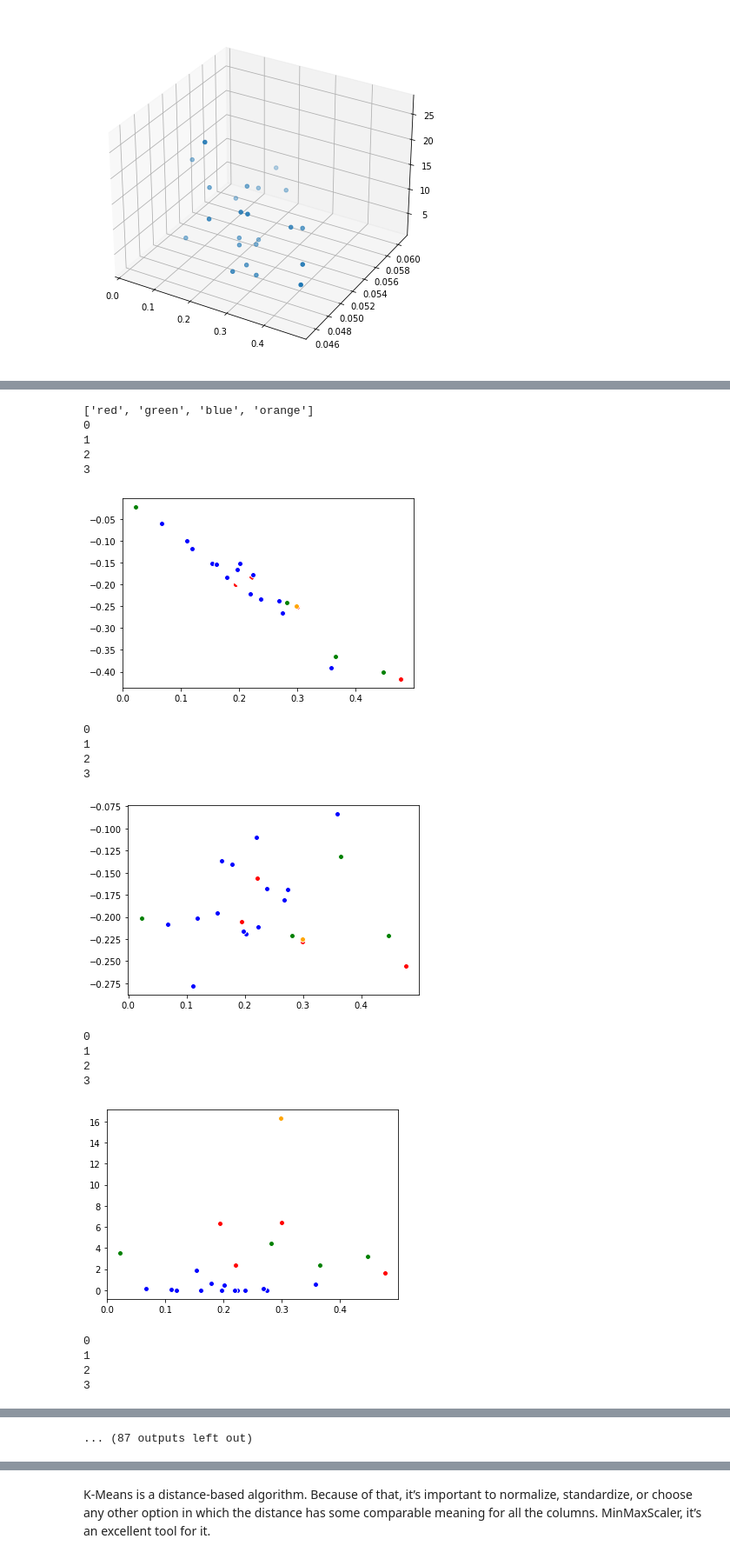
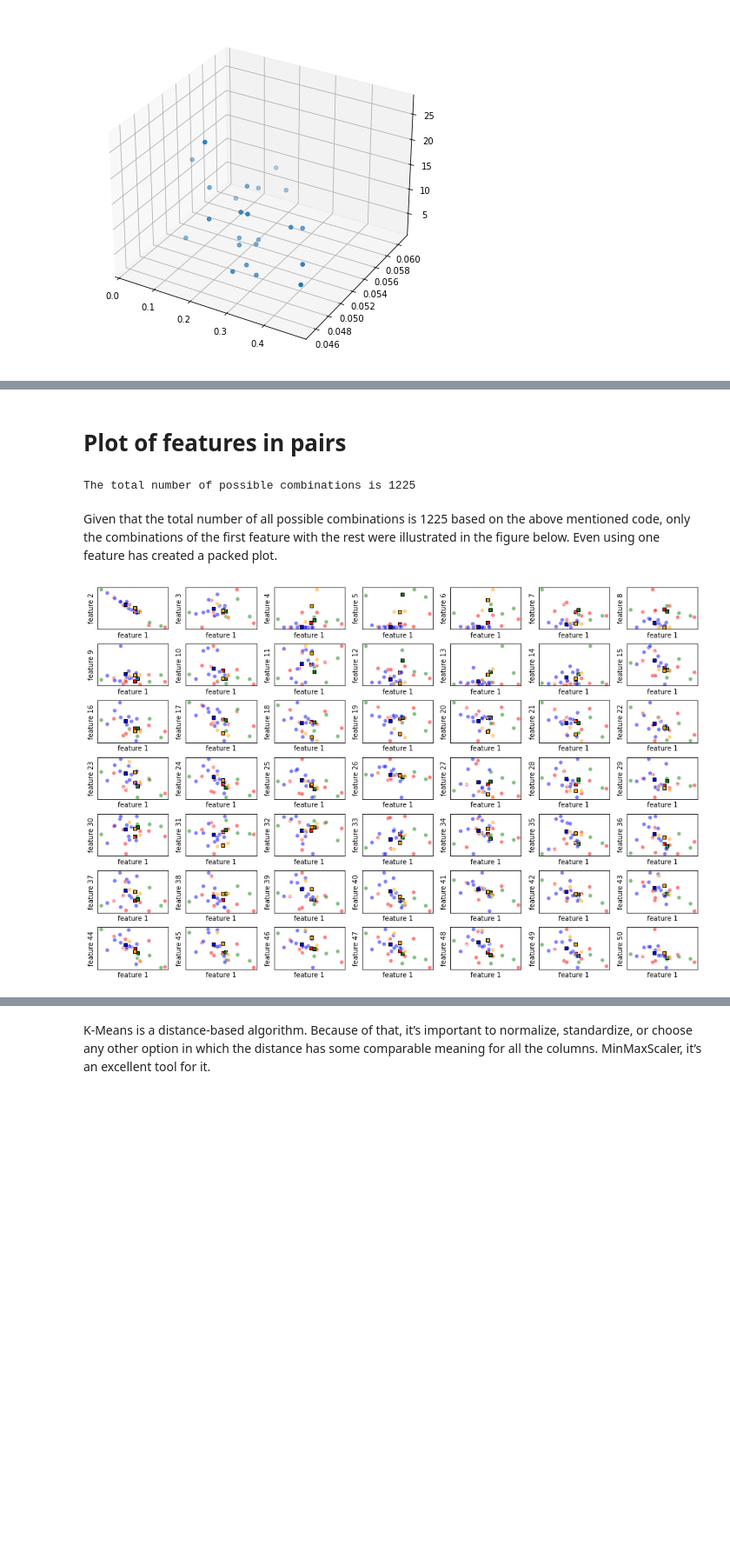
Before and after one commit to iliasmachairas/k-means_clustering__catchments__Netherlands, a Jupyter notebook: Running k-means.ipynb, the cells around one changed output, grey strips where cells are left out. Shown at 87% size. Cells and saved outputs as stored; diff of their text form; code cells hidden in the pictures; blank space fills up the shorter version.

Commit message:
Phase b - plot of features

```diff
--- a/Running k-means.ipynb
+++ b/Running k-means.ipynb
@@ -181,61 +71,34 @@ k_means_cluster_centers[3,4]
+# %% [markdown]
+# Plot of features in pairs
+# %%
+count =0
+import itertools
+for subset in itertools.combinations(merge_all.columns, 2): count+=1
+print('The total number of possible combinations is {0}'.format(count))
+# %% [output]
+The total number of possible combinations is 1225
+# %% [markdown]
+Given that the total number of all possible combinations is 1225 based on the above mentioned code, only the combinations of the first feature with the rest were illustrated in the figure below. Even using one feature has created a packed plot.
 # %%
-fig = plt.figure(figsize=(6, 4))
 colors = ['red', 'green', 'blue', 'orange']
-
-print(colors)
-
-
+fig, axs = plt.subplots(8,7,figsize=(16,12))
+axs = axs.ravel()
+fig.subplots_adjust(hspace = .35, wspace=.25)
 
 for j in range(1,50):
     for k in range(len(set(k_means_labels))):
-        print(k)
         my_members = (k_means_labels == k)
-#         print(my_members)
         cluster_center = [k_means_cluster_centers[k, 0], k_means_cluster_centers[k, j]]
-#         print('the cluster center is',cluster_center)
-#         print(merge_all[my_members].iloc[:,1])
+        axs[j-1].plot(merge_all.iloc[my_members, 0], merge_all.iloc[my_members, j], 'w',
+                    markerfacecolor=colors[k], marker='o', alpha = 0.5)
+        axs[j-1].set_xlabel('feature 1')
+        axs[j-1].set_ylabel('feature '+str(j+1))
+        axs[j-1].set_xticks(())
+        axs[j-1].set_yticks(())
+        axs[j-1].plot(k_means_cluster_centers[k, 0], k_means_cluster_centers[k, j], 's',
+                    markerfacecolor=colors[k],  markeredgecolor='k', markersize=5)
 
-        plt.plot(merge_all.iloc[my_members, 0], merge_all.iloc[my_members, j], 'w', markerfacecolor=colors[k], marker='o')
-#         ax.plot(cluster_center[0], cluster_center[k], 's', markerfacecolor=colors[k],  markeredgecolor='k', markersize=10)
-    plt.show()
-
-#         ax = fig.add_subplot(1, 1, 1)
-#         ax.set_title('KMeans')
-#         ax.set_xlabel('feature 1')
-#         ax.set_ylabel('feature 2')
-#         ax.set_xticks(())
-#         ax.set_yticks(())
-#     ax.legend()
-#         plt.show()
-
-
-stuff = cluster_center
-
-count =0
-import itertools
-for subset in itertools.combinations(stuff, 2):
-    count+=1
-#     print(subset)
-
-count
+for l in range(49,56):
+    fig.delaxes(axs[l])
 # %% [output]
-['red', 'green', 'blue', 'orange']
-0
-1
-2
-3
-[figure, old version]
+[figure, new version]
-0
-1
-2
-3
-[figure, removed]
-0
-1
-2
-3
-[figure, removed]
-0
-1
-2
-3
@@ -253 +104,0 @@ count
-... (87 outputs left out)
```
Also changed, not shown: parts of 34 cells of this notebook.
